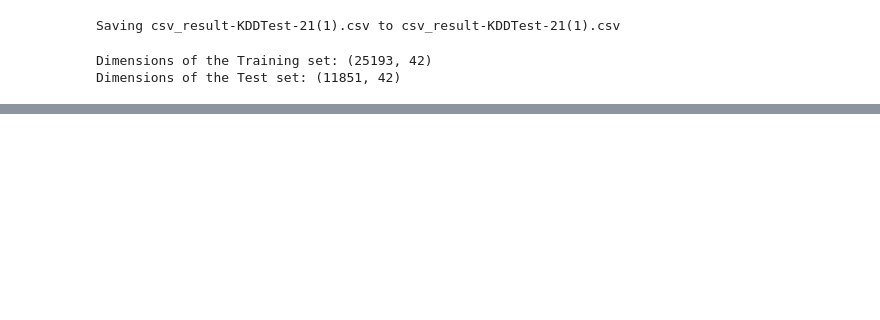
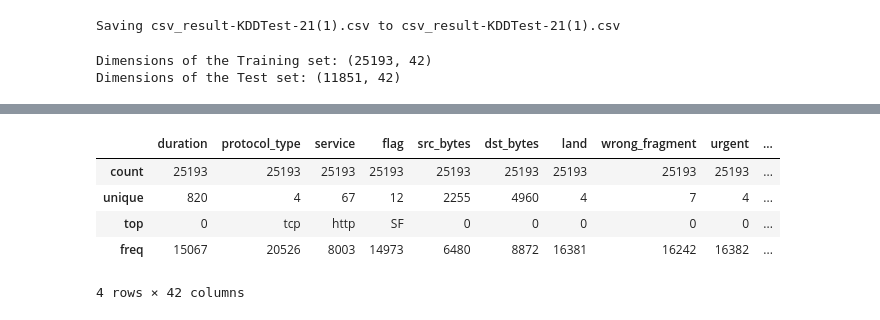
Before and after one commit to serskinek/seed-labs, a Jupyter notebook: Untitled34.ipynb, the cells around one changed output, grey strips where cells are left out. Saved outputs shown, nothing was run; the diff lists cells and outputs as text; code cells hidden in the pictures; blank space fills up the shorter version.

```diff
--- a/Untitled34.ipynb
+++ b/Untitled34.ipynb
@@ -44,0 +58,10 @@ Dimensions of the Test set: (11851, 42)
+# %%
+#Summary of Statistics
+df.describe()
+# %% [output]
+|  | duration | protocol_type | service | flag | src_bytes | dst_bytes | land | wrong_fragment | urgent | ... |
+| count | 25193 | 25193 | 25193 | 25193 | 25193 | 25193 | 25193 | 25193 | 25193 | ... |
+| unique | 820 | 4 | 67 | 12 | 2255 | 4960 | 4 | 7 | 4 | ... |
+| top | 0 | tcp | http | SF | 0 | 0 | 0 | 0 | 0 | ... |
+| freq | 15067 | 20526 | 8003 | 14973 | 6480 | 8872 | 16381 | 16242 | 16382 | ... |
+4 rows × 42 columns
```
Also changed, not shown: parts of 2 cells of this notebook.
